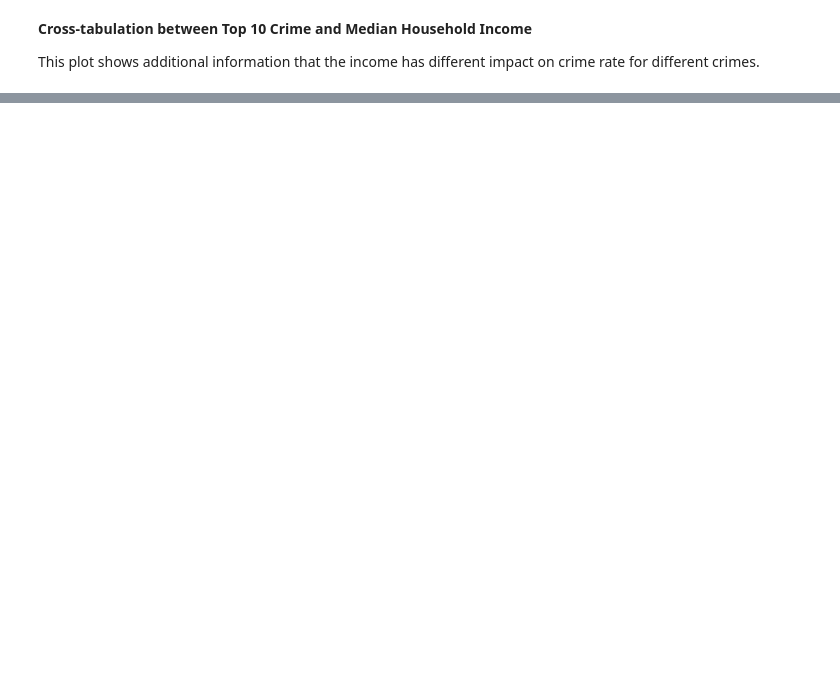
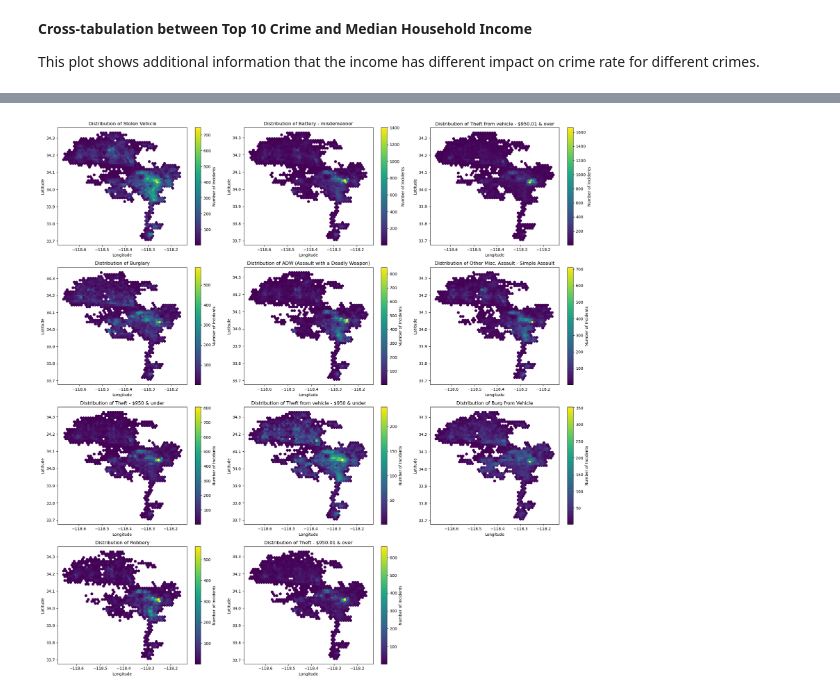
Before and after one commit to yibhu/yibhu.github.io, a Jupyter notebook: Crime_LosAngeles.ipynb, the cells around one changed output, grey strips where cells are left out. Saved outputs shown, nothing was run; the diff lists cells and outputs as text; code cells hidden in the pictures; blank space fills up the shorter version.

```diff
--- a/Crime_LosAngeles.ipynb
+++ b/Crime_LosAngeles.ipynb
@@ -698,0 +699,5 @@ descent_code_dict = {
+# %%
+data = df_milestone2_clean
+#data.to_csv('data.csv', index=False)
+
+display(data)
@@ -698,0 +718,36 @@ descent_code_dict = {
+# %%
+# identify the top 11 most frequent crime types.
+
+crime_counts = data['Crm Cd Name'].value_counts().head(11)
+top_crimes = crime_counts.index.tolist()
+# %%
+top_crimes_data = data[data['Crm Cd Name'].isin(top_crimes)]
+
+num_rows = 4
+num_cols = 3
+
+fig, axes = plt.subplots(nrows=num_rows, ncols=num_cols, figsize=(20, 20))
+axes = axes.flatten()
+
+for i, crime in enumerate(top_crimes):
+    if i >= len(top_crimes):
+        break
+
+    crime_data = top_crimes_data[top_crimes_data['Crm Cd Name'] == crime]
+
+    hb = axes[i].hexbin(x=crime_data['LON'], y=crime_data['LAT'], gridsize=50, cmap='viridis', mincnt=1)
+
+    axes[i].set_title(f'Distribution of {crime}')
+    axes[i].set_xlabel('Longitude')
+    axes[i].set_ylabel('Latitude')
+
+    plt.colorbar(hb, ax=axes[i], label="Number of Incidents")
+
+for j in range(len(top_crimes), num_rows * num_cols):
+    fig.delaxes(axes[j])
+
+plt.tight_layout()
+
+plt.show()
+# %% [output]
+[figure, added]
```
Also changed, not shown: parts of 43 cells of this notebook.
